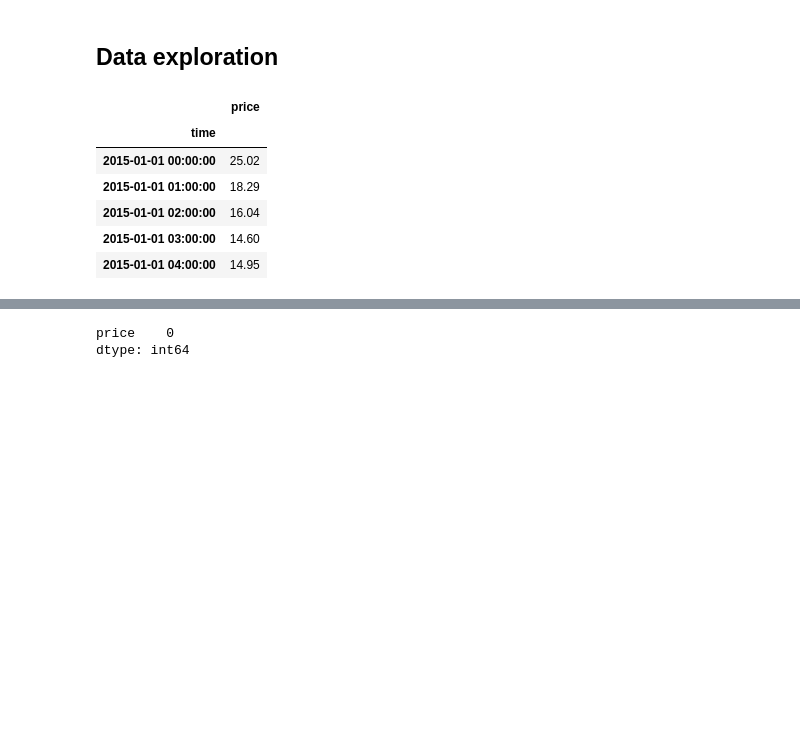
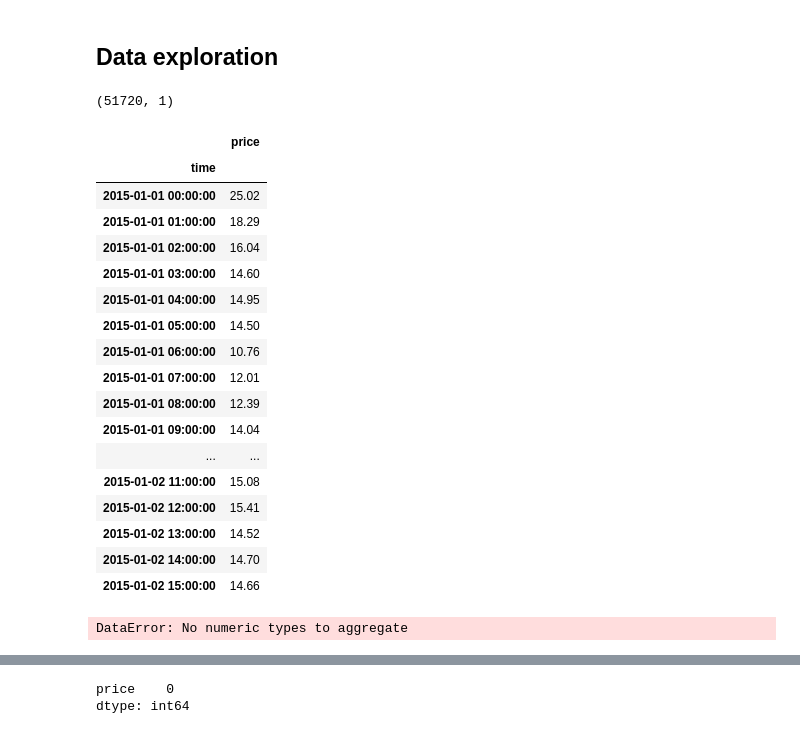
Before and after one commit to Guli-Y/ElectricityPricePredictor, a Jupyter notebook: notebooks/baseline_guli.ipynb, the cells around one changed output, grey strips where cells are left out. Drawn from its saved outputs; the diff is of its cells as text; code cells hidden in the pictures; blank space fills up the shorter version.

```diff
--- a/notebooks/baseline_guli.ipynb
+++ b/notebooks/baseline_guli.ipynb
@@ -17,0 +16,2 @@ from electricity_price_predictor.data_2 import get_shifted_price
+# %%
+df = get_price()
@@ -18,11 +20,29 @@ from electricity_price_predictor.data_2 import get_shifted_price
+# %%
+df_shifted.shape
+# %% [output]
+(51720, 1)
 # %%
-df = get_shifted_price()
-df.head()
+df.head(40)
 # %% [output]
 |  | price |
 | time |  |
 | 2015-01-01 00:00:00 | 25.02 |
 | 2015-01-01 01:00:00 | 18.29 |
 | 2015-01-01 02:00:00 | 16.04 |
 | 2015-01-01 03:00:00 | 14.60 |
 | 2015-01-01 04:00:00 | 14.95 |
+| 2015-01-01 05:00:00 | 14.50 |
+| 2015-01-01 06:00:00 | 10.76 |
+| 2015-01-01 07:00:00 | 12.01 |
+| 2015-01-01 08:00:00 | 12.39 |
+| 2015-01-01 09:00:00 | 14.04 |
+| ... | ... |
+| 2015-01-02 11:00:00 | 15.08 |
+| 2015-01-02 12:00:00 | 15.41 |
+| 2015-01-02 13:00:00 | 14.52 |
+| 2015-01-02 14:00:00 | 14.70 |
+| 2015-01-02 15:00:00 | 14.66 |
+# %%
+df_daily_chike = df_c.resample('D').mean()
+# %% [output]
+DataError: No numeric types to aggregate
```
Also changed, not shown: parts of 18 cells of this notebook, 1 other file.
